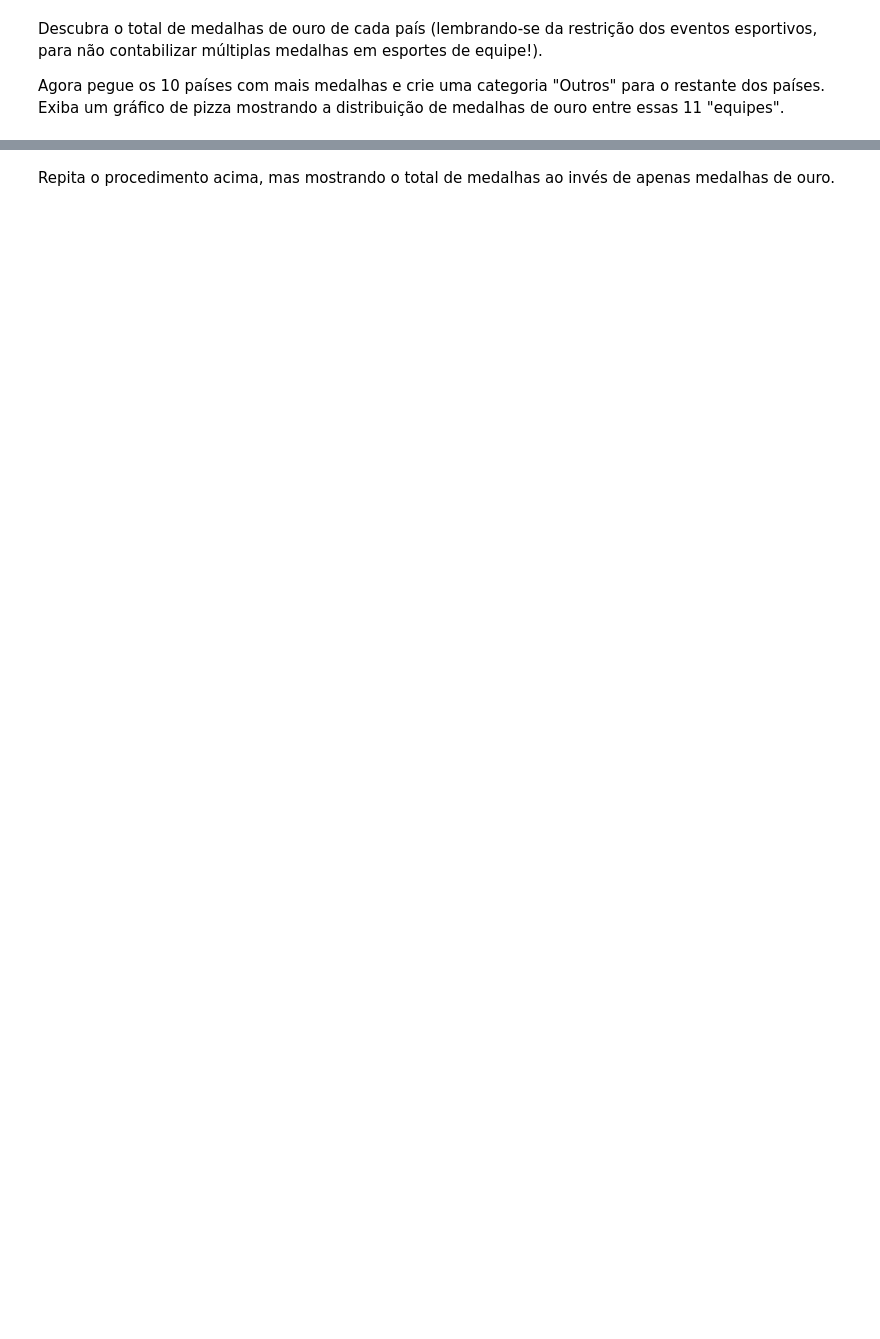
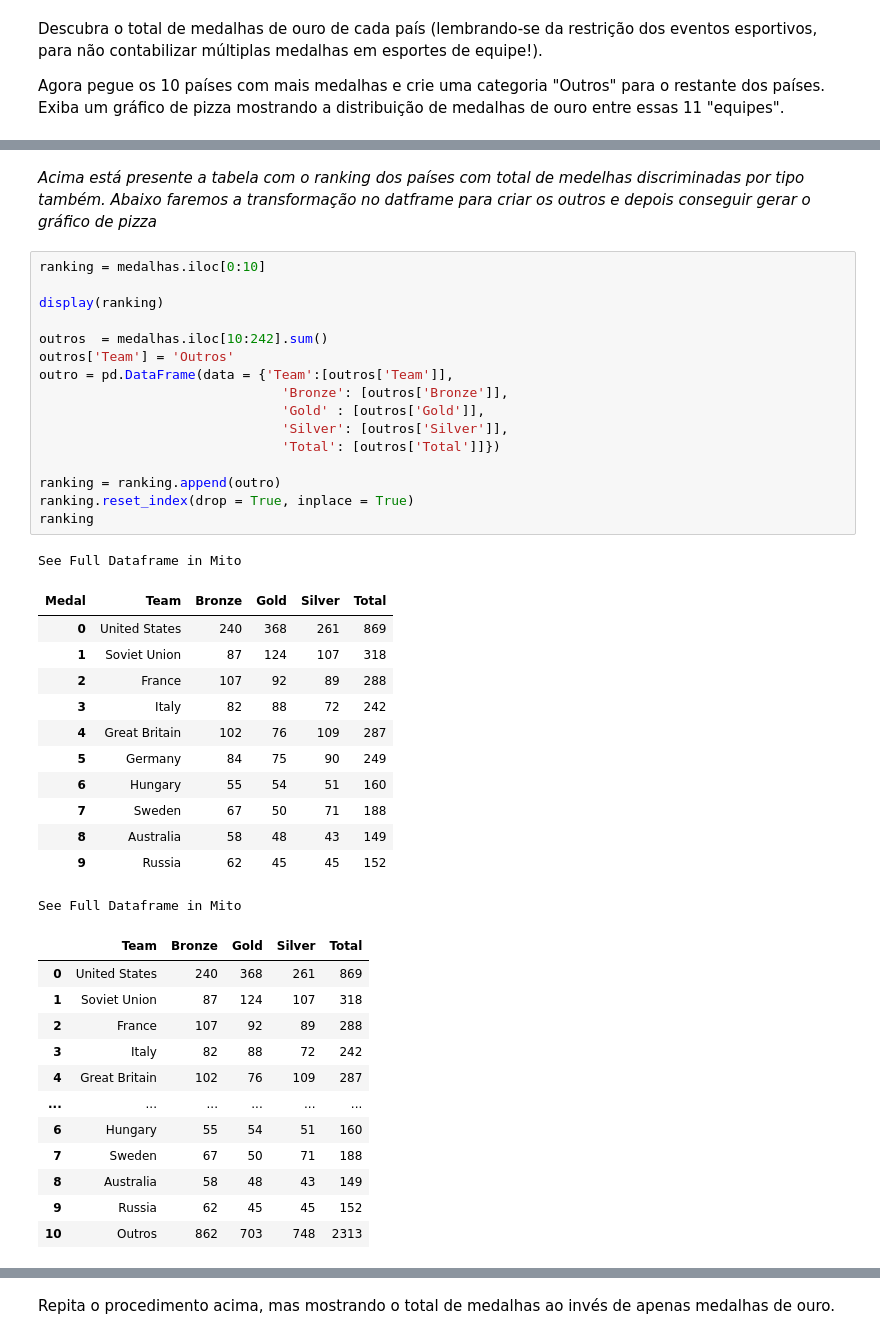
Before and after one commit to VictorBTaveira/Projeto-DataViz, a Jupyter notebook: Projeto_Dataviz.ipynb, the cells around one changed output, grey strips where cells are left out. Cells and saved outputs as stored; diff of their text form; blank space fills up the shorter version.

Commit message:
ADD: Exercicio 2 item do graf pizza

```diff
--- a/Projeto_Dataviz.ipynb
+++ b/Projeto_Dataviz.ipynb
@@ -579,0 +614,44 @@ Agora pegue os 10 países com mais medalhas e crie uma categoria "Outros" para o
+# %% [markdown]
+*Acima está presente a tabela com o ranking dos países com total de medelhas discriminadas por tipo também. Abaixo faremos a transformação no datframe para criar os outros e depois conseguir gerar o gráfico de pizza*
+# %%
+ranking = medalhas.iloc[0:10]
+
+display(ranking)
+
+outros  = medalhas.iloc[10:242].sum()
+outros['Team'] = 'Outros'
+outro = pd.DataFrame(data = {'Team':[outros['Team']],
+                               'Bronze': [outros['Bronze']],
+                               'Gold' : [outros['Gold']],
+                               'Silver': [outros['Silver']],
+                               'Total': [outros['Total']]})
+
+ranking = ranking.append(outro)
+ranking.reset_index(drop = True, inplace = True)
+ranking
+# %% [output]
+See Full Dataframe in Mito
+| Medal | Team | Bronze | Gold | Silver | Total |
+| 0 | United States | 240 | 368 | 261 | 869 |
+| 1 | Soviet Union | 87 | 124 | 107 | 318 |
+| 2 | France | 107 | 92 | 89 | 288 |
+| 3 | Italy | 82 | 88 | 72 | 242 |
+| 4 | Great Britain | 102 | 76 | 109 | 287 |
+| 5 | Germany | 84 | 75 | 90 | 249 |
+| 6 | Hungary | 55 | 54 | 51 | 160 |
+| 7 | Sweden | 67 | 50 | 71 | 188 |
+| 8 | Australia | 58 | 48 | 43 | 149 |
+| 9 | Russia | 62 | 45 | 45 | 152 |
+See Full Dataframe in Mito
+|  | Team | Bronze | Gold | Silver | Total |
+| 0 | United States | 240 | 368 | 261 | 869 |
+| 1 | Soviet Union | 87 | 124 | 107 | 318 |
+| 2 | France | 107 | 92 | 89 | 288 |
+| 3 | Italy | 82 | 88 | 72 | 242 |
+| 4 | Great Britain | 102 | 76 | 109 | 287 |
+| ... | ... | ... | ... | ... | ... |
+| 6 | Hungary | 55 | 54 | 51 | 160 |
+| 7 | Sweden | 67 | 50 | 71 | 188 |
+| 8 | Australia | 58 | 48 | 43 | 149 |
+| 9 | Russia | 62 | 45 | 45 | 152 |
+| 10 | Outros | 862 | 703 | 748 | 2313 |
```
Also changed, not shown: parts of 8 cells of this notebook.
